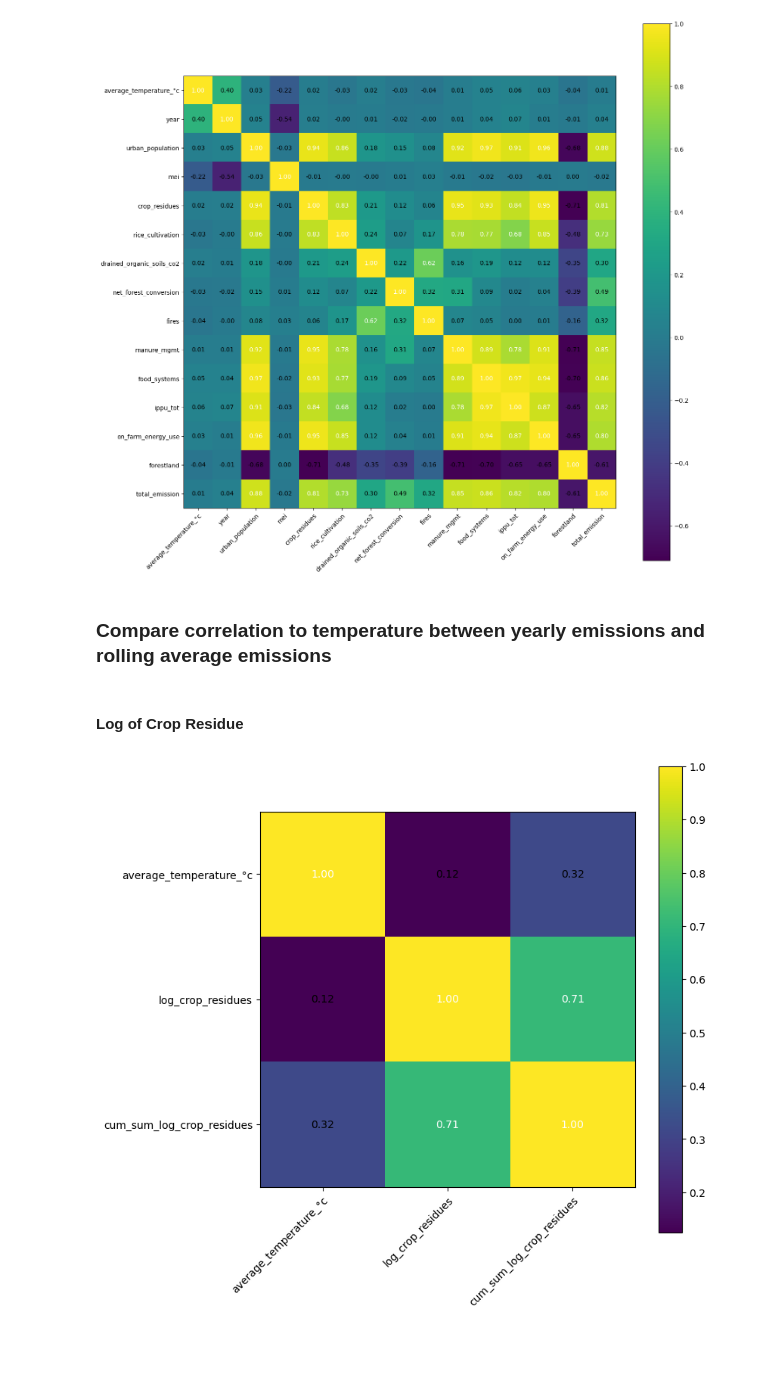
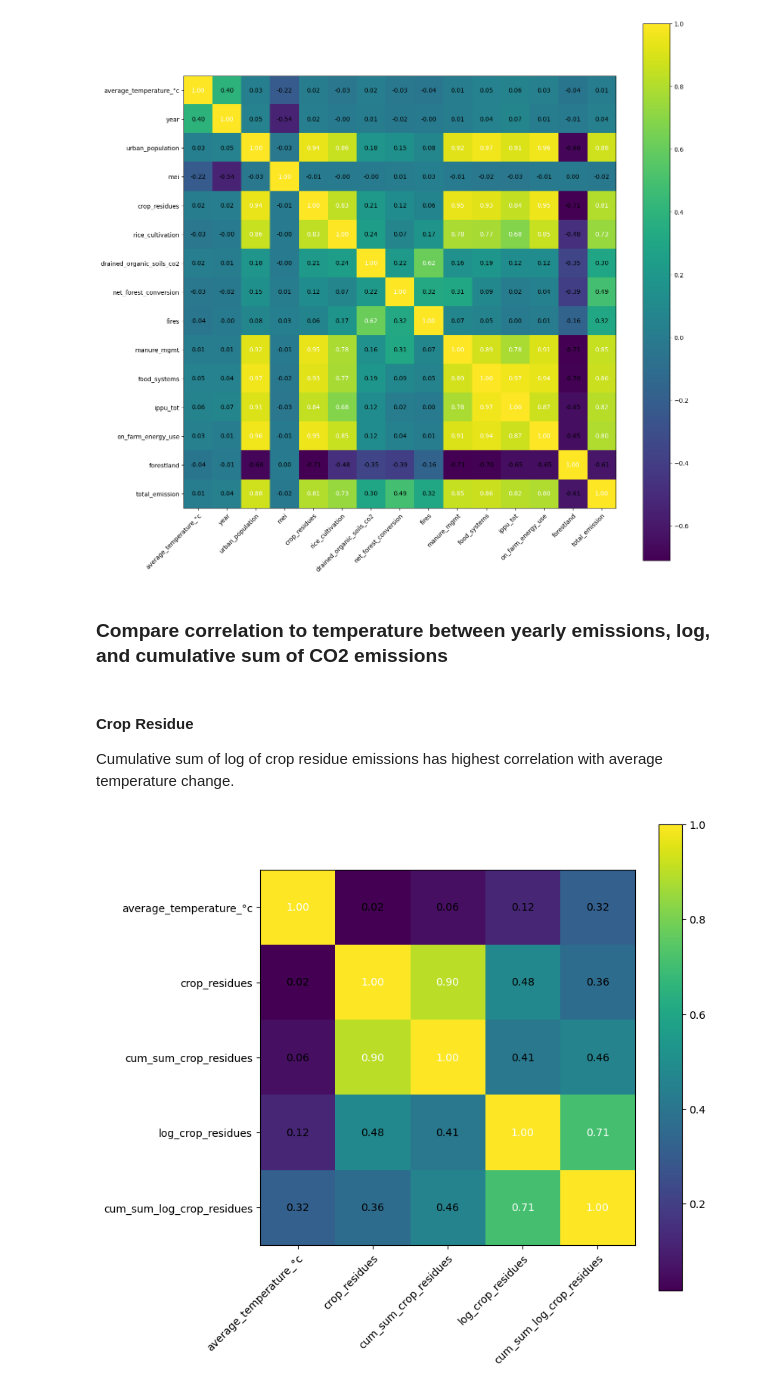
Before and after one commit to fayesimone/agriculture_emissions_prediction, a Jupyter notebook: EDA.ipynb, the cells around one changed output. Drawn from its saved outputs; the diff is of its cells as text; code cells hidden in the pictures; blank space fills up the shorter version.

```diff
--- a/EDA.ipynb
+++ b/EDA.ipynb
@@ -92,19 +59,21 @@ hm = heatmap(
 # %% [output]
 [figure]
 # %% [markdown]
-### Compare correlation to temperature between yearly emissions and rolling average emissions
+### Compare correlation to temperature between yearly emissions, log, and cumulative sum of CO2 emissions
 # %% [markdown]
-#### Log of Crop Residue
+#### Crop Residue
+
+Cumulative sum of log of crop residue emissions has highest correlation with average temperature change.
 # %%
-cols = ['average_temperature_°c','log_crop_residues','cum_sum_log_crop_residues']
+cols = ['average_temperature_°c','crop_residues', 'cum_sum_crop_residues', 'log_crop_residues','cum_sum_log_crop_residues']
 
 cm = train[cols].corr().values
 hm = heatmap(
     cm,
     row_names=cols,
     column_names=cols,
     figsize=(8, 8)
 )
 # %% [output]
-[figure, old version]
+[figure, new version]
 # %% [markdown]
```
Also changed, not shown: parts of 24 cells of this notebook.
